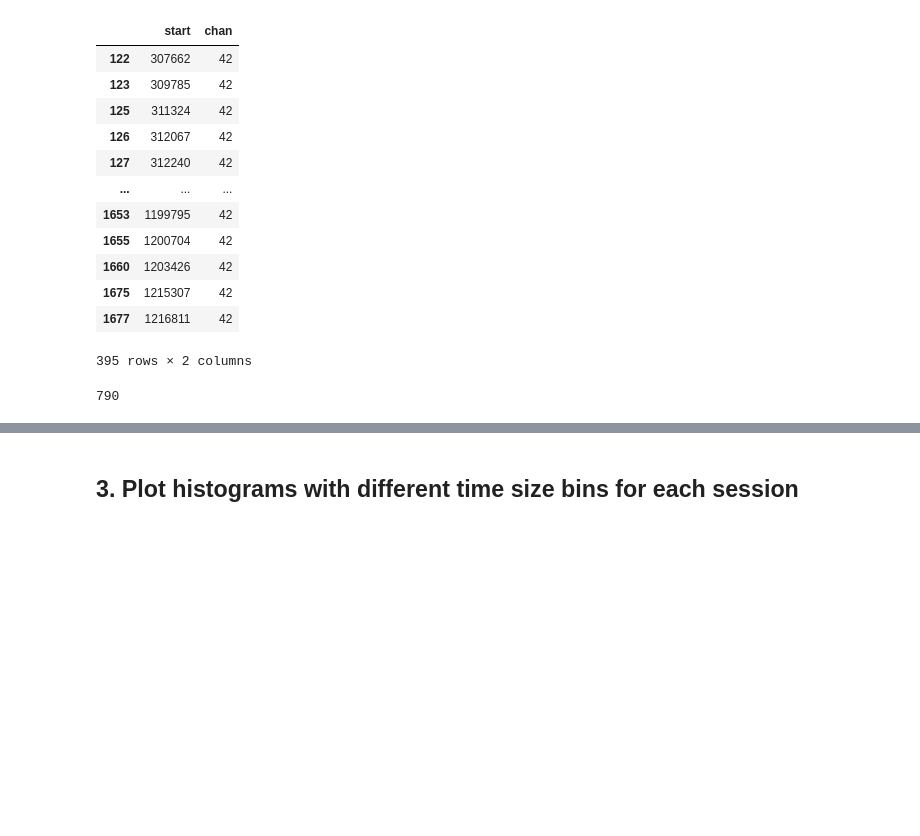
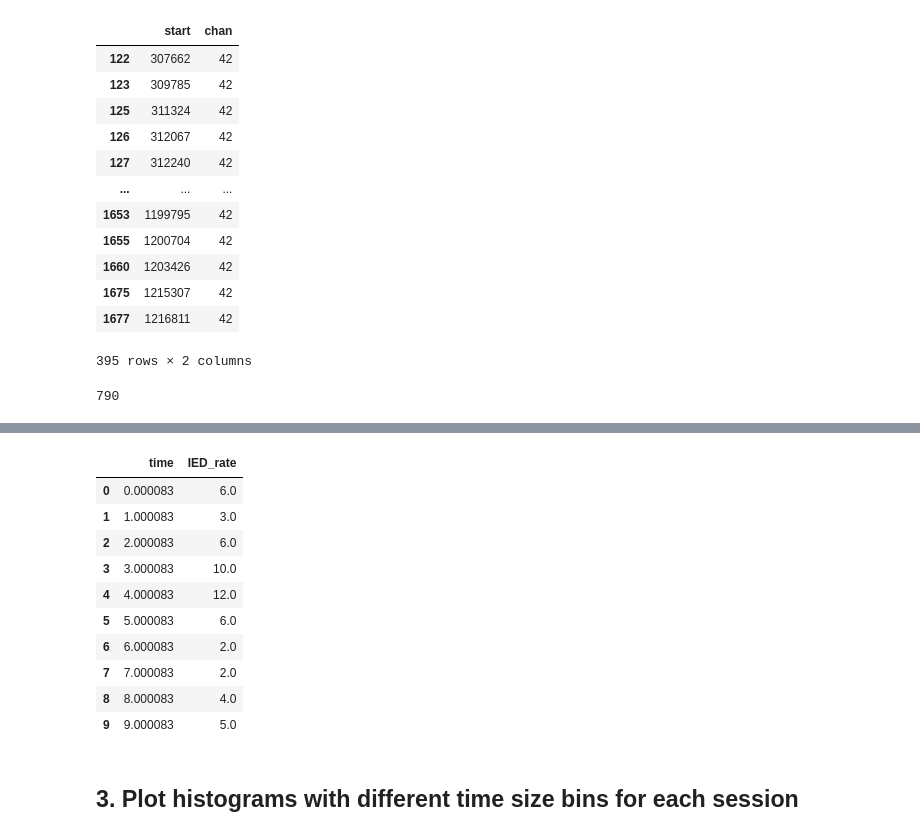
Before and after one commit to Simurgh818/IED_distributions, a Jupyter notebook: IED_distributions.ipynb, the cells around one changed output, grey strips where cells are left out. Saved outputs shown, nothing was run; the diff lists cells and outputs as text; code cells hidden in the pictures; blank space fills up the shorter version.

```diff
--- a/IED_distributions.ipynb
+++ b/IED_distributions.ipynb
@@ -421,3 +442,18 @@ count
+# %%
+IED_rate_df = pd.DataFrame(IED_rate[:,0:2],columns=['time','IED_rate'])
+IED_rate_df.head(10)
+# %% [output]
+|  | time | IED_rate |
+| 0 | 0.000083 | 6.0 |
+| 1 | 1.000083 | 3.0 |
+| 2 | 2.000083 | 6.0 |
+| 3 | 3.000083 | 10.0 |
+| 4 | 4.000083 | 12.0 |
+| 5 | 5.000083 | 6.0 |
+| 6 | 6.000083 | 2.0 |
+| 7 | 7.000083 | 2.0 |
+| 8 | 8.000083 | 4.0 |
+| 9 | 9.000083 | 5.0 |
 # %% [markdown]
 ##  3. Plot histograms with different time size bins for each session
 # %%
```
Also changed, not shown: parts of 10 cells of this notebook.
